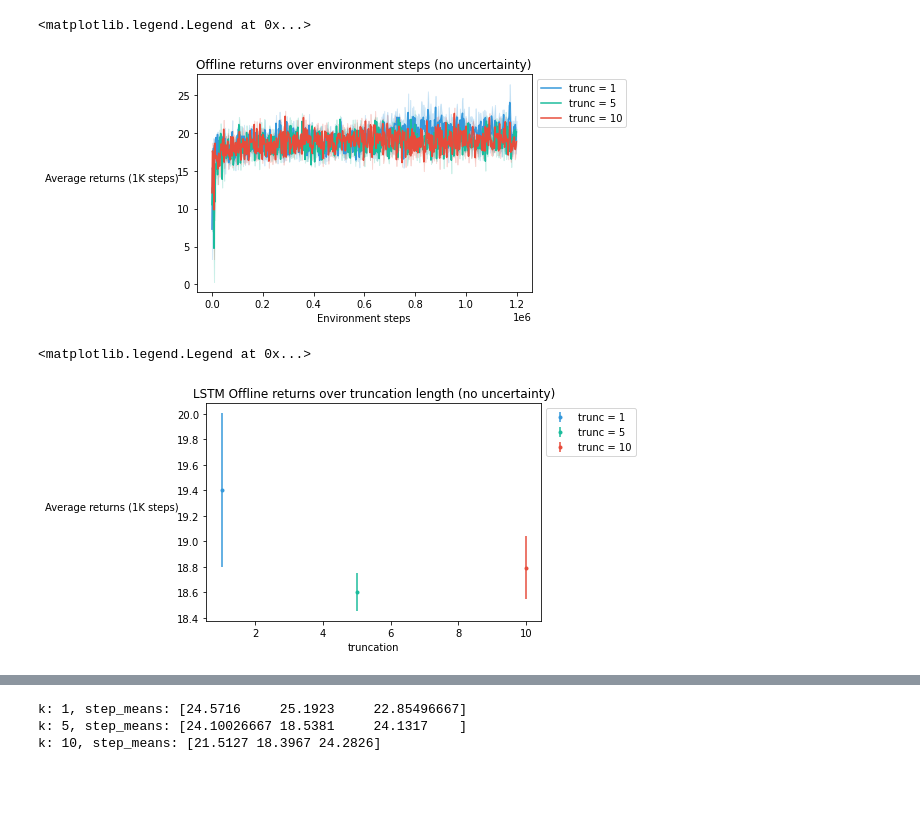
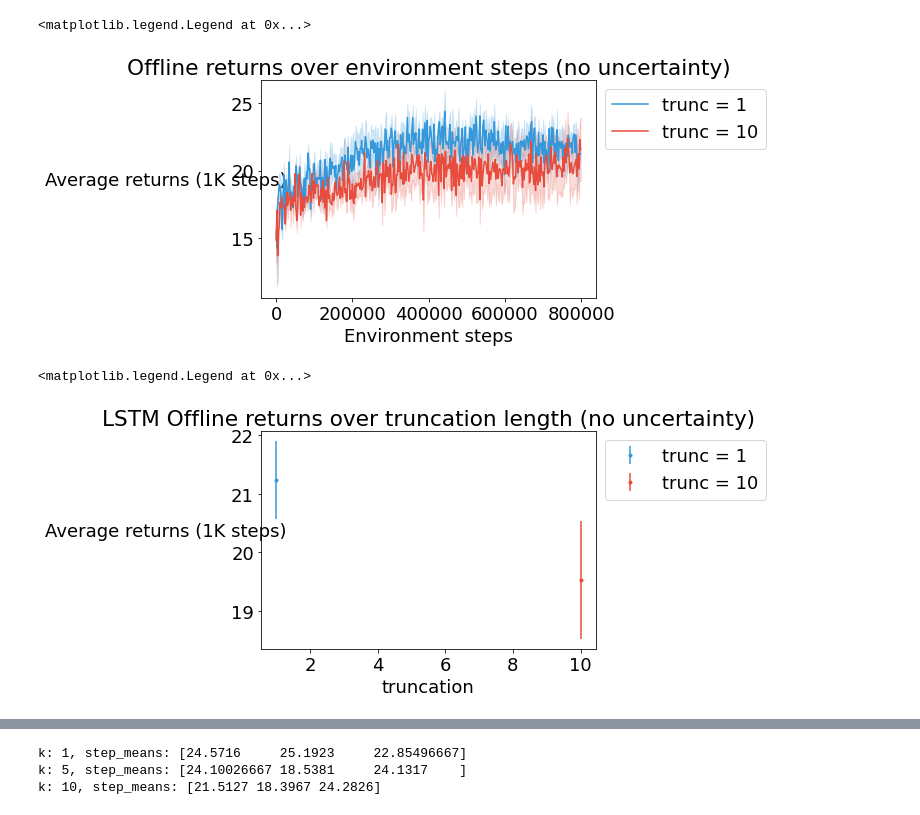
Before and after one commit to taodav/aux-inputs, a Jupyter notebook: analysis/plot_results_uf8_cnn.ipynb, the cells around one changed output, grey strips where cells are left out. Cells and saved outputs as stored; diff of their text form; code cells hidden in the pictures; blank space fills up the shorter version.

```diff
--- a/analysis/plot_results_uf8_cnn.ipynb
+++ b/analysis/plot_results_uf8_cnn.ipynb
@@ -22,6 +23,7 @@ alizarin = "#e74c3c"
 pumpkin = "#d35400"
 green_sea = "#16a085"
 wisteria = "#8e44ad"
+midnight_blue = "#2c3e50"
 # %%
 level = 8
 all_paths = {
@@ -67,8 +75,8 @@ def process_dir(dir_path, split_by, w=10):
 
 #         if args["arch"] == "cnn_lstm" and args["uncertainty_decay"] < 1.:
 #             continue
-        if args["total_steps"] < 2e6:
-            continue
+#         if args["total_steps"] < 4e6:
+#             continue
 
 
         reward = info['reward']
@@ -104,6 +112,9 @@ raw_data = {}
 for key, v in all_paths.items():
     processed = process_dir(v, split_by)
     raw_data[key] = processed
+# %%
+arg_example = list(raw_data[f'uf{level}m_cnn'].values())[0][0][2]
+steps_per_eval = arg_example['offline_eval_freq']
 # %%
 key = 'uncertainty_decay'
 split_files = [f'uf{level}m_cnn', f'uf{level}m_cnn_lstm']
@@ -261,0 +259,25 @@ plt.legend(bbox_to_anchor=(1.00, 1), loc='upper left')
+# %%
+# with slip
+fig, ax = plt.figure(), plt.axes()
+
+
+for k in plot_order:
+    data = all_mapped_data_slip[k]
+    key = plot_info[k]['label']
+    color = plot_info[k]['color']
+    x = np.arange(data.shape[1]) * steps_per_eval
+
+    means = data.mean(axis=0)
+    ax.plot(x, means, label=key, color=color)
+
+    for d in data:
+        ax.plot(x, d, color=color, alpha=0.1)
+#     plt.fill_between(x, means - std_err, means + std_err,
+#                          color=color, alpha=0.2)
+
+ax.set_ylim(5, 32)
+
+ax.set_xlabel('Environment steps')
+ax.set_ylabel(f"Returns (1K steps)")
+# ax.set_title(f'Individual offline returns over environment steps (map #8, slip_prob = 0.1)')
+plt.legend(bbox_to_anchor=(1.00, 1), loc='upper left')
@@ -314,39 +338,37 @@ for key, v in all_best_trunc.items():
 # %%
 # with trunc
 
 plot_info_trunc = {
     f'uf{level}m_cnn_lstm_trunc_1': {'color': peter_river, 'label': 'trunc = 1'},
-    f'uf{level}m_cnn_lstm_trunc_5': {'color': turquoise, 'label': 'trunc = 5'},
+#     f'uf{level}m_cnn_lstm_trunc_5': {'color': turquoise, 'label': 'trunc = 5'},
     f'uf{level}m_cnn_lstm_trunc_10': {'color': alizarin, 'label': 'trunc = 10'}
 }
 
 fig, ax = plt.figure(), plt.axes()
-steps_per_eval = 2000
 
 
 for k, info in plot_info_trunc.items():
     data = all_mapped_data_trunc[k]
     key = info['label']
     color = info['color']
     x = np.arange(data.shape[1]) * steps_per_eval
 
     means = data.mean(axis=0)
     std_err = data.std(axis=0) / np.sqrt(data.shape[0])
 
     ax.plot(x, means, label=key, color=color)
     plt.fill_between(x, means - std_err, means + std_err,
                          color=color, alpha=0.2)
 
 ax.set_xlabel('Environment steps')
 ax.set_ylabel(f"Average returns (1K steps)", rotation=0, labelpad=65)
 ax.set_title(f'Offline returns over environment steps (no uncertainty)')
 plt.legend(bbox_to_anchor=(1.00, 1), loc='upper left')
 # %% [output]
 <matplotlib.legend.Legend at 0x...>
-[figure, old version]
+[figure, new version]
 # %%
 fig, ax = plt.figure(), plt.axes()
-steps_per_eval = 2000
 
 
 for k, info in plot_info_trunc.items():
@@ -369,7 +391,7 @@ ax.set_title(f'LSTM Offline returns over truncation length (no uncertainty)')
 plt.legend(bbox_to_anchor=(1.00, 1), loc='upper left')
 # %% [output]
 <matplotlib.legend.Legend at 0x...>
-[figure, old version]
+[figure, new version]
 # %%
 all_best_trunc_unfiltered = {}
 for key, v in max_overs_trunc.items():
```
Also changed, not shown: parts of 11 cells of this notebook, 34 other files.
